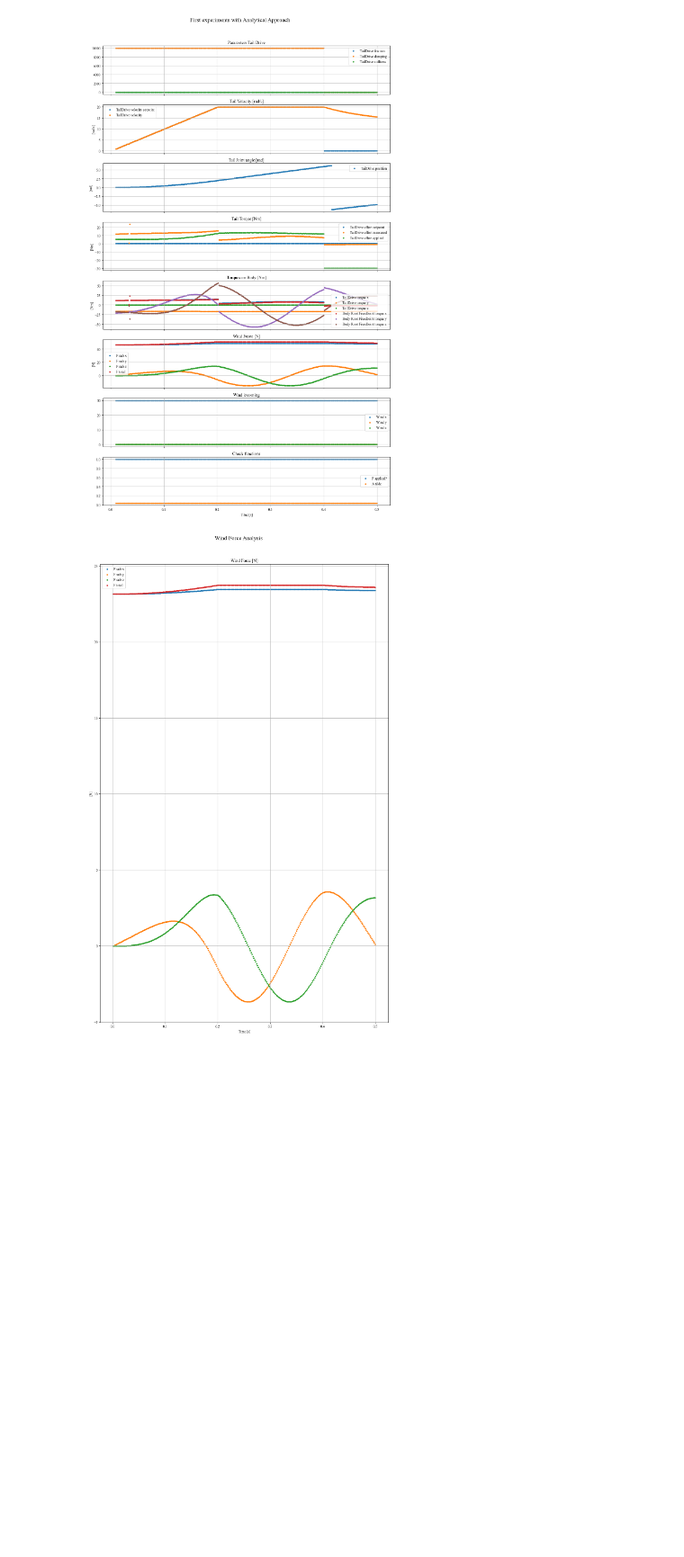
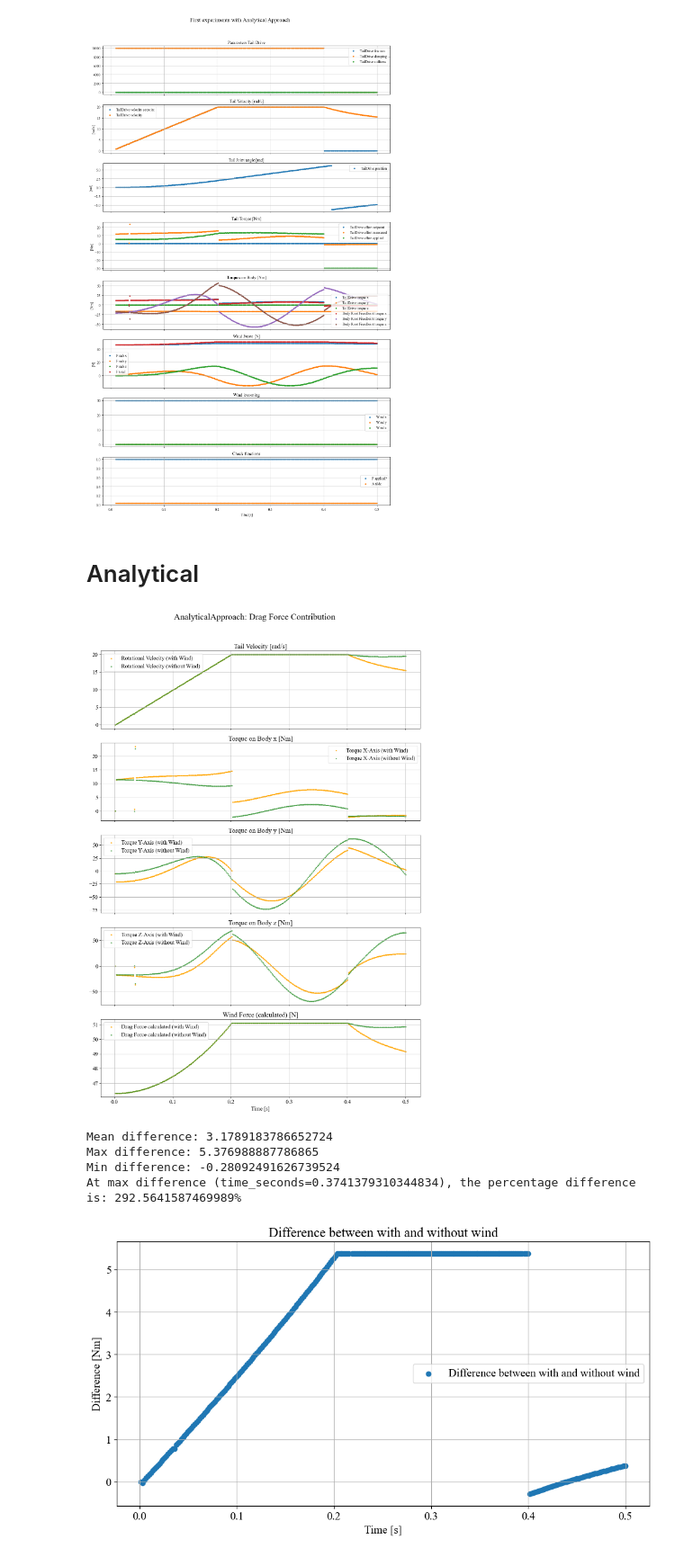
Before and after one commit to Maexerich/IsaacLab, a Jupyter notebook: source/data_visualization_v1.ipynb, the cells around one changed output. Shown: that part at 90% size. Saved outputs shown, nothing was run; the diff lists cells and outputs as text; code cells hidden in the pictures; blank space fills up the shorter version.

```diff
--- a/source/data_visualization_v1.ipynb
+++ b/source/data_visualization_v1.ipynb
@@ -147,13 +225,5 @@ Index(['time_seconds', 'Wind torque magnitude', 'F_sub_x', 'F_sub_y',
        'Tail_Endeffector_FixedJoint_torque_z'],
       dtype='object')
 [figure]
-# %%
-# Define the columns to plot
-columns_to_plot = {
-    "Wind Force [N]": ["F_sub_x", "F_sub_y", "F_sub_z", "F_total"]
-}
-
-# Plot the data
-plot_data(df_an, columns_to_plot, "Wind Force Analysis", time_range=(0, 1))
-# %% [output]
-[figure, removed]
+# %% [markdown]
+# Analytical
@@ -159,0 +256,29 @@ plot_data(df_an, columns_to_plot, "Wind Force Analysis", time_range=(0, 1))
+# %%
+df_analytical_wForce = pd.read_csv('results/AnalyticalApproach_Forces_applied.csv')
+df_analytical_woForce = pd.read_csv('results/AnalyticalApproach_Forces_not_applied.csv')
+
+columns_to_plot = {"Tail Velocity [rad/s]": ["TailDrive_velocity"],
+                    "Torque on Body x [Nm]": ["Body_Root_FixedJoint_torque_x"],
+                    "Torque on Body y [Nm]": ["Body_Root_FixedJoint_torque_y"],
+                    "Torque on Body z [Nm]": ["Body_Root_FixedJoint_torque_z"],
+                    "Wind Force (calculated) [N]": ["F_total"]
+}
+legend = {
+    "Tail Velocity [rad/s]": ["Rotational Velocity", "Rotational Velocity Setpoint"],
+    "Torque on Body x [Nm]": ["Torque X-Axis"],
+    "Torque on Body y [Nm]": ["Torque Y-Axis"],
+    "Torque on Body z [Nm]": ["Torque Z-Axis"],
+    "Wind Force (calculated) [N]": ["Drag Force calculated"]
+}
+
+plot_Drag_contribution(df_wForce=df_analytical_wForce, df_woForce=df_analytical_woForce,
+                       columns_to_plot=columns_to_plot,
+                       legend=legend, suptitle="AnalyticalApproach: Drag Force Contribution")
+some_math_function(df_analytical_wForce, df_analytical_woForce)
+# %% [output]
+[figure, added]
+Mean difference: 3.1789183786652724
+Max difference: 5.376988887786865
+Min difference: -0.28092491626739524
+At max difference (time_seconds=0.3741379310344834), the percentage difference is: 292.5641587469989%
+[figure, added]
```
Also changed, not shown: parts of 6 cells of this notebook, 2 other files.
